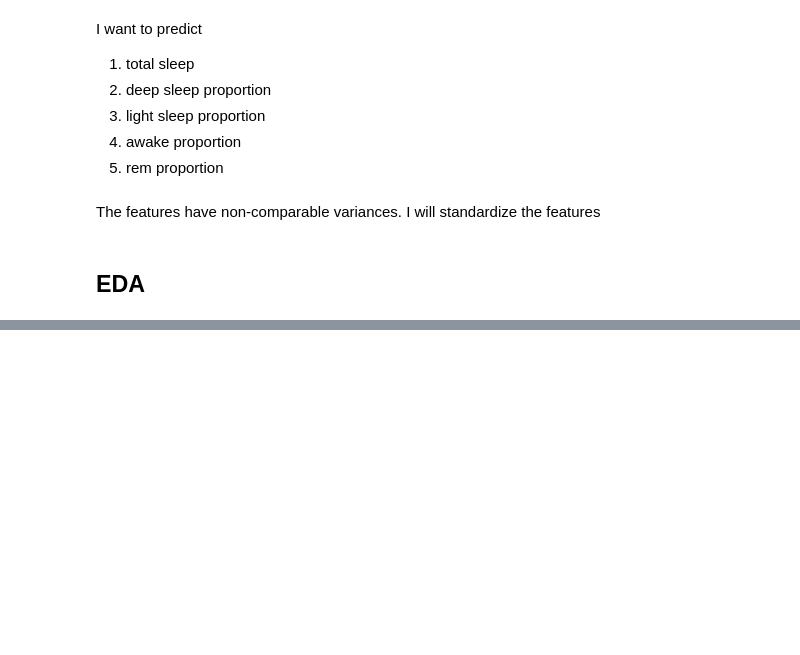
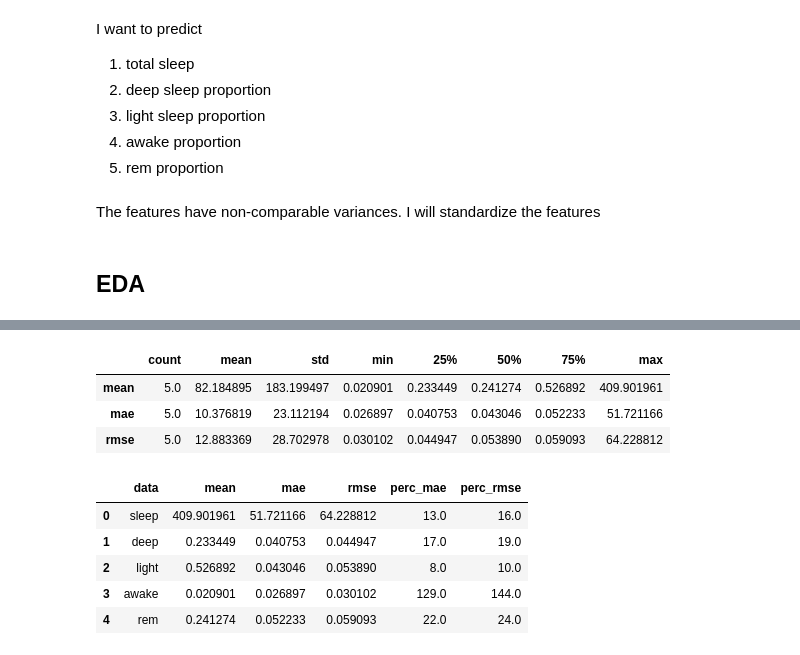
Before and after one commit to sangeethankumar/sleepNexercise, a Jupyter notebook: Effect of physical activity on sleep quality.ipynb, the cells around one changed output, grey strips where cells are left out. Saved outputs shown, nothing was run; the diff lists cells and outputs as text; code cells hidden in the pictures; blank space fills up the shorter version.

Commit message:
built model

```diff
--- a/Effect of physical activity on sleep quality.ipynb
+++ b/Effect of physical activity on sleep quality.ipynb
@@ -318,0 +345,33 @@ sns.heatmap(corr_rem,annot=True,cmap='viridis')
+# %%
+avg_sleep,mae_sleep,rmse_sleep = model_automation(sleep,'sleep',model)
+avg_deep,mae_deep,rmse_deep = model_automation(deep,'deep_prop',model)
+avg_light,mae_light,rmse_light = model_automation(light,'light_prop',model)
+avg_awake,mae_awake,rmse_awake = model_automation(awake,'awake_prop',model)
+avg_rem,mae_rem,rmse_rem = model_automation(rem,'rem_prop',model)
+# %%
+res_data = [['sleep',avg_sleep,mae_sleep,rmse_sleep],
+           ['deep',avg_deep,mae_deep,rmse_deep],
+           ['light',avg_light,mae_light,rmse_light],
+           ['awake',avg_awake,mae_awake,rmse_awake],
+           ['rem',avg_rem,mae_rem,rmse_rem]]
+# %%
+results = pd.DataFrame(res_data, columns = ['data', 'mean','mae','rmse'])
+# %%
+results.describe().transpose()
+# %% [output]
+|  | count | mean | std | min | 25% | 50% | 75% | max |
+| mean | 5.0 | 82.184895 | 183.199497 | 0.020901 | 0.233449 | 0.241274 | 0.526892 | 409.901961 |
+| mae | 5.0 | 10.376819 | 23.112194 | 0.026897 | 0.040753 | 0.043046 | 0.052233 | 51.721166 |
+| rmse | 5.0 | 12.883369 | 28.702978 | 0.030102 | 0.044947 | 0.053890 | 0.059093 | 64.228812 |
+# %%
+results['perc_mae'] = round(results['mae']*100 / results['mean'],0)
+results['perc_rmse'] = round(results['rmse']*100 / results['mean'],0)
+# %%
+results
+# %% [output]
+|  | data | mean | mae | rmse | perc_mae | perc_rmse |
+| 0 | sleep | 409.901961 | 51.721166 | 64.228812 | 13.0 | 16.0 |
+| 1 | deep | 0.233449 | 0.040753 | 0.044947 | 17.0 | 19.0 |
+| 2 | light | 0.526892 | 0.043046 | 0.053890 | 8.0 | 10.0 |
+| 3 | awake | 0.020901 | 0.026897 | 0.030102 | 129.0 | 144.0 |
+| 4 | rem | 0.241274 | 0.052233 | 0.059093 | 22.0 | 24.0 |
```
Also changed, not shown: parts of 16 cells of this notebook.
